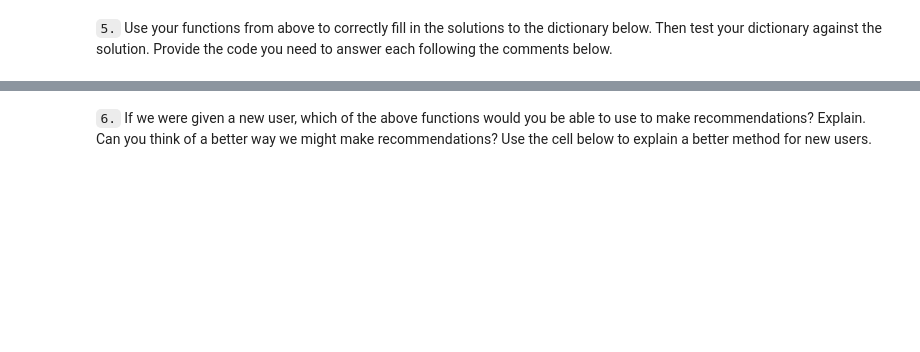
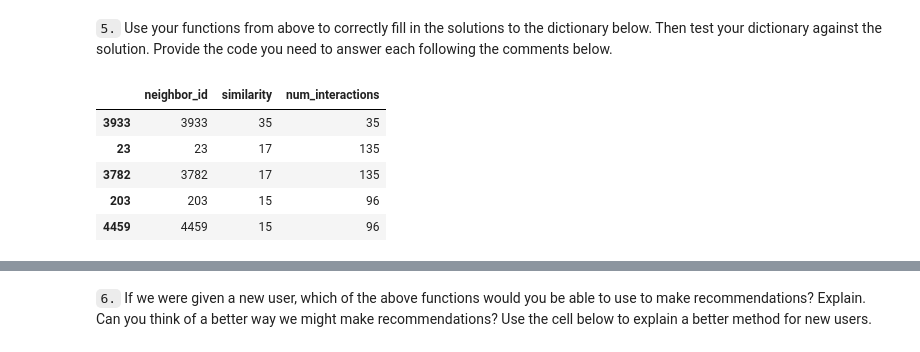
Before and after one commit to DavidFengAu/recommendations_with_ibm, a Jupyter notebook: Recommendations_with_IBM.ipynb, the cells around one changed output, grey strips where cells are left out. Saved outputs shown, nothing was run; the diff lists cells and outputs as text; code cells hidden in the pictures; blank space fills up the shorter version.

```diff
--- a/Recommendations_with_IBM.ipynb
+++ b/Recommendations_with_IBM.ipynb
@@ -518,2 +543,11 @@ print(rec_names)
 # %% [markdown]
 `5.` Use your functions from above to correctly fill in the solutions to the dictionary below.  Then test your dictionary against the solution.  Provide the code you need to answer each following the comments below.
+# %%
+get_top_sorted_users(1).head()
+# %% [output]
+|  | neighbor_id | similarity | num_interactions |
+| 3933 | 3933 | 35 | 35 |
+| 23 | 23 | 17 | 135 |
+| 3782 | 3782 | 17 | 135 |
+| 203 | 203 | 15 | 96 |
+| 4459 | 4459 | 15 | 96 |
```
Also changed, not shown: parts of 25 cells of this notebook, 1 other file.
